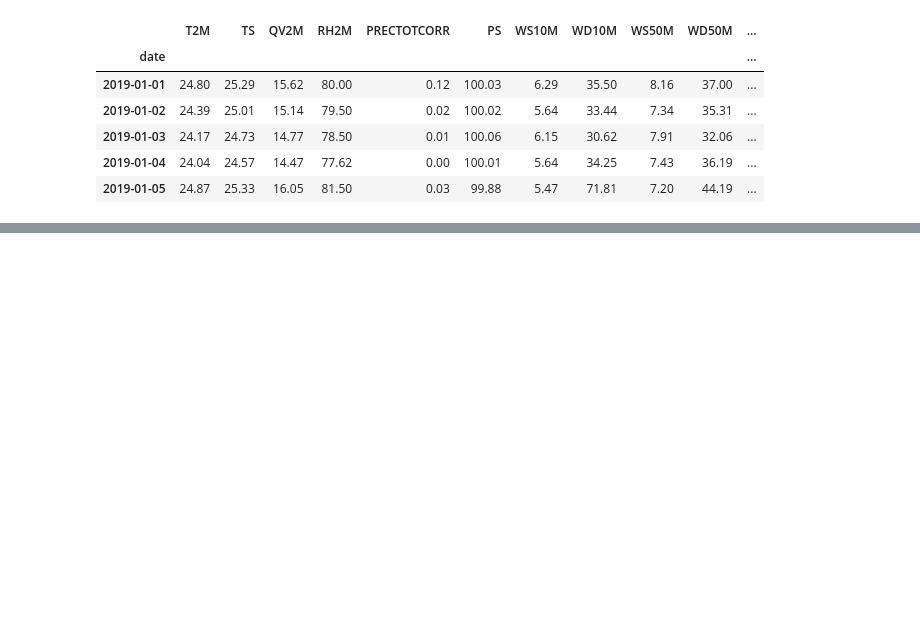
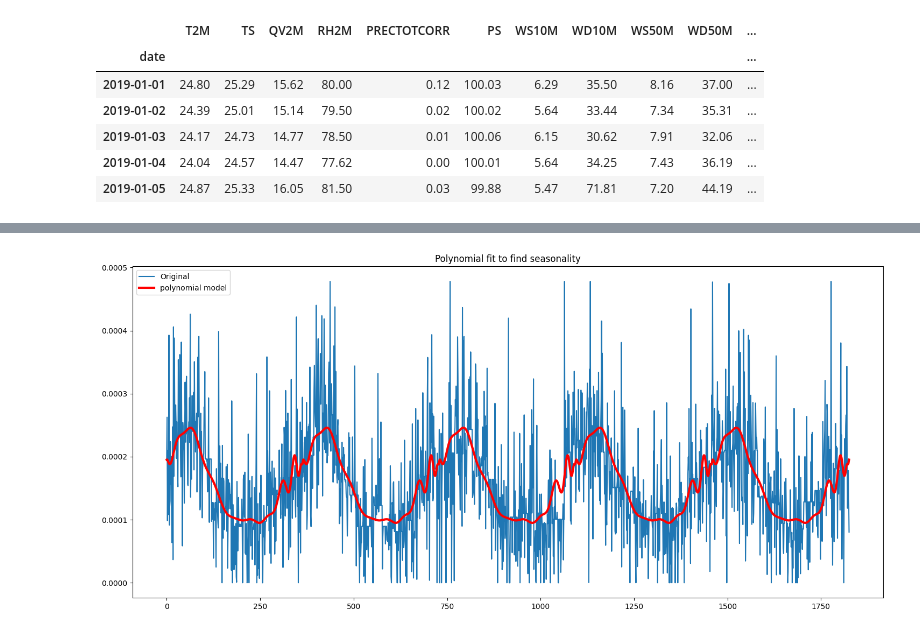
Before and after one commit to RanxduG/Sri-Lanka-Formaldehyde-Level-Analysis, a Jupyter notebook: Data_Engineering_Time_Series_Analysis.ipynb, the cells around one changed output, grey strips where cells are left out. Saved outputs shown, nothing was run; the diff lists cells and outputs as text; code cells hidden in the pictures; blank space fills up the shorter version.

```diff
--- a/Data_Engineering_Time_Series_Analysis.ipynb
+++ b/Data_Engineering_Time_Series_Analysis.ipynb
@@ -118,0 +135,23 @@ plt.tight_layout()
+# %%
+# Fix xticks to show dates
+# fit polynomial: x^2*b1 + x*b2 + ... + bn
+series = Colombo_data.HCHO_reading.values
+X = [i % 365 for i in range(0, len(series))]
+y = series
+degree = 100
+coef = np.polyfit(X, y, degree)
+# create curve
+curve = list()
+for i in range(len(X)):
+    value = coef[-1]
+    for d in range(degree):
+        value += X[i]**(degree-d) * coef[d]
+    curve.append(value)
+# plot curve over original data
+plt.plot(series, label='Original')
+plt.plot(curve, color='red', linewidth=3, label='polynomial model')
+plt.legend()
+plt.title("Polynomial fit to find seasonality")
+plt.show()
+# %% [output]
+[figure, added]
```
Also changed, not shown: parts of 11 cells of this notebook.
